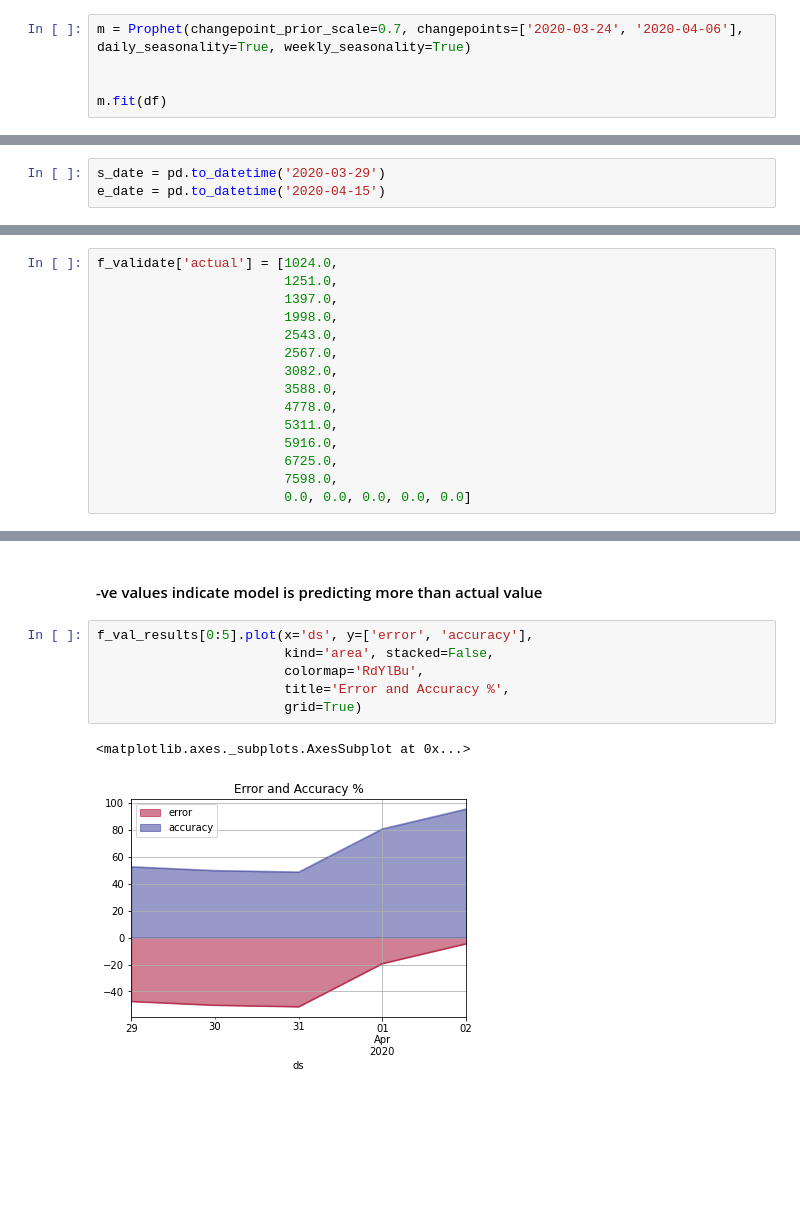
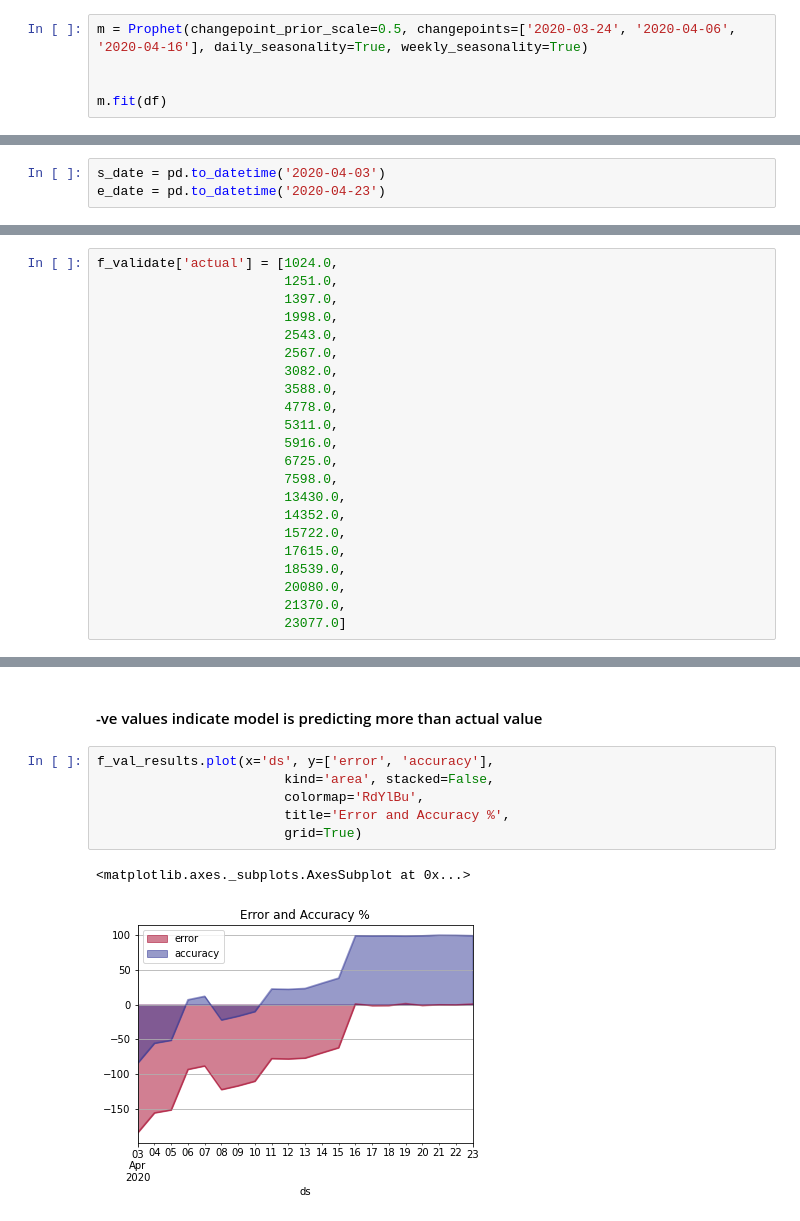
Before and after one commit to synaplasticity/fbprop, a Jupyter notebook: covaid-19-notebook-IN.ipynb, the cells around one changed output, grey strips where cells are left out. Cells and saved outputs as stored; diff of their text form; blank space fills up the shorter version.

```diff
--- a/covaid-19-notebook-IN.ipynb
+++ b/covaid-19-notebook-IN.ipynb
@@ -59,7 +59,7 @@ plt.show()
 * changepoint_prior_scale : Large value allows for more changepoints. (Observations: Reduce, if over fitting)
 * changepoints : key point in time when data changes quite dramatically
 # %%
-m = Prophet(changepoint_prior_scale=0.7, changepoints=['2020-03-24', '2020-04-06'], daily_seasonality=True, weekly_seasonality=True)
+m = Prophet(changepoint_prior_scale=0.5, changepoints=['2020-03-24', '2020-04-06', '2020-04-16'], daily_seasonality=True, weekly_seasonality=True)
 
 
 m.fit(df)
@@ -127,8 +125,8 @@ py.iplot(fig, image_height=1400)
 # %%
 f_validate = forecast.copy()
 # %%
-s_date = pd.to_datetime('2020-03-29')
-e_date = pd.to_datetime('2020-04-15')
+s_date = pd.to_datetime('2020-04-03')
+e_date = pd.to_datetime('2020-04-23')
 # %%
 f_validate = f_validate.loc[(f_validate['ds'] >= s_date) & (f_validate['ds'] <= e_date)]
 # %%
@@ -150,7 +148,14 @@ f_validate['actual'] = [1024.0,
                         5916.0,
                         6725.0,
                         7598.0,
-                        0.0, 0.0, 0.0, 0.0, 0.0]
+                        13430.0,
+                        14352.0,
+                        15722.0,
+                        17615.0,
+                        18539.0,
+                        20080.0,
+                        21370.0,
+                        23077.0]
 # %%
 f_validate_actual_len = len(f_validate)
 f_validate_actual_len
@@ -193,11 +198,11 @@ f_val_results = f_validate[['ds', 'yhat', 'actual', 'diff', 'error', 'accuracy']
 # %% [markdown]
 #### -ve values indicate model is predicting more than actual value
 # %%
-f_val_results[0:5].plot(x='ds', y=['error', 'accuracy'],
+f_val_results.plot(x='ds', y=['error', 'accuracy'],
                         kind='area', stacked=False,
                         colormap='RdYlBu',
                         title='Error and Accuracy %',
                         grid=True)
 # %% [output]
 <matplotlib.axes._subplots.AxesSubplot at 0x...>
-[figure, old version]
+[figure, new version]
```
Also changed, not shown: parts of 15 cells of this notebook.
